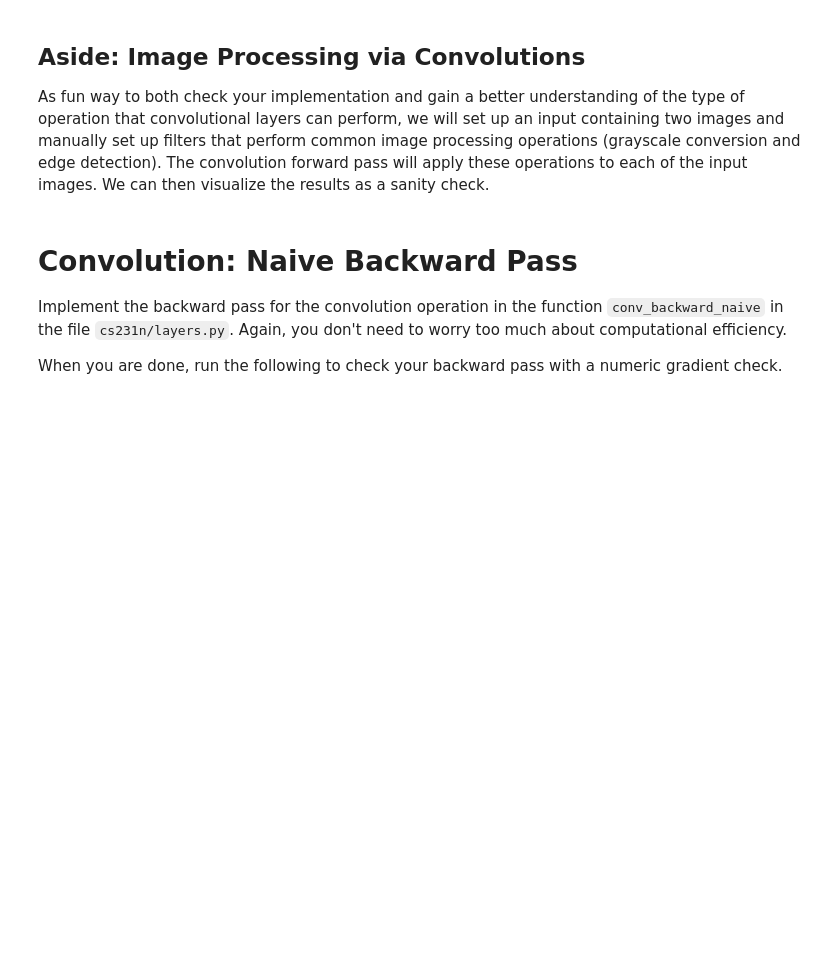
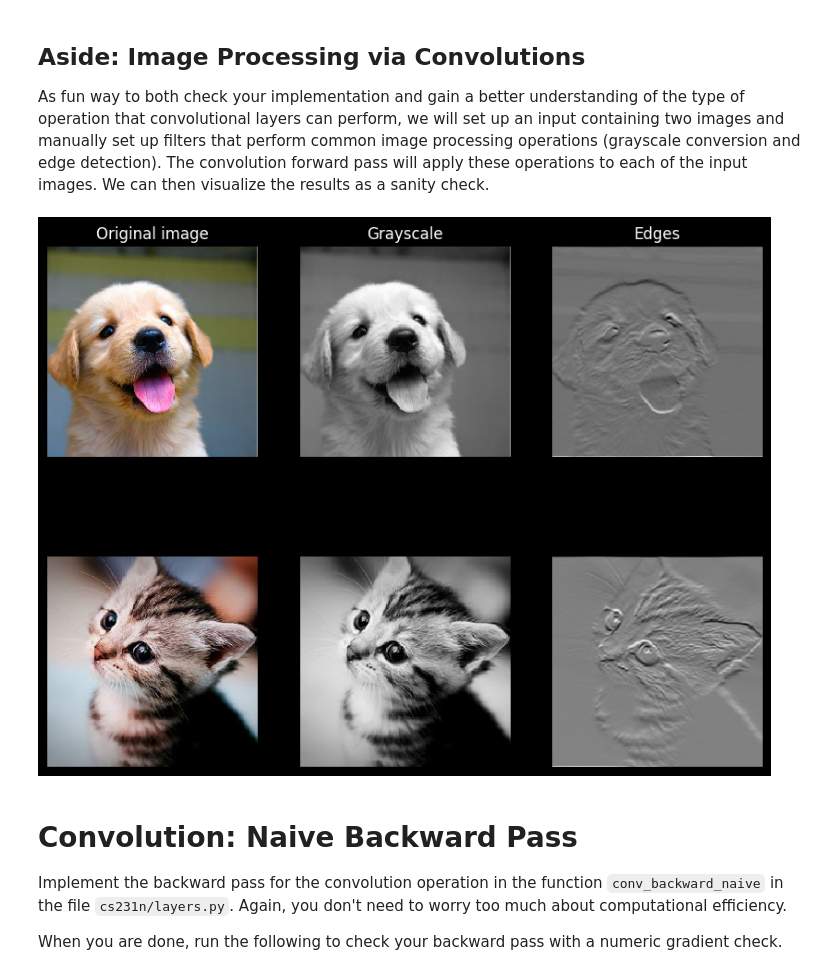
Before and after one commit to LiAuTraver/cs231n, a Jupyter notebook: assignment2/ConvolutionalNetworks.ipynb, the cells around one changed output. Drawn from its saved outputs; the diff is of its cells as text; code cells hidden in the pictures; blank space fills up the shorter version.

```diff
--- a/assignment2/ConvolutionalNetworks.ipynb
+++ b/assignment2/ConvolutionalNetworks.ipynb
@@ -101,17 +113,21 @@ kitten = imread('cs231n/notebook_images/kitten.jpg')
 puppy = imread('cs231n/notebook_images/puppy.jpg')
 # kitten is wide, and puppy is already square
 d = kitten.shape[1] - kitten.shape[0]
-kitten_cropped = kitten[:, d//2:-d//2, :]
+kitten_cropped = kitten[:, d // 2:-d // 2, :]
+img_size = 200   # Make this smaller if it runs too slow
+resized_puppy: np.ndarray = np.array(
+  Image.fromarray(puppy).resize((img_size, img_size)))
+resized_kitten: np.ndarray = np.array(
+  Image.fromarray(kitten_cropped).resize((img_size, img_size)))
 
-img_size = 200   # Make this smaller if it runs too slow
-resized_puppy = np.array(Image.fromarray(puppy).resize((img_size, img_size)))
-resized_kitten = np.array(Image.fromarray(kitten_cropped).resize((img_size, img_size)))
-x = np.zeros((2, 3, img_size, img_size))
+x: np.ndarray = np.zeros((2, 3, img_size, img_size))
+
+# sizeof cropped: 266,266,3 -> transposed to (3,266,266)
 x[0, :, :, :] = resized_puppy.transpose((2, 0, 1))
 x[1, :, :, :] = resized_kitten.transpose((2, 0, 1))
 
 # Set up a convolutional weights holding 2 filters, each 3x3
-w = np.zeros((2, 3, 3, 3))
+w: np.ndarray = np.zeros((2, 3, 3, 3))
 
 # The first filter converts the image to grayscale.
 # Set up the red, green, and blue channels of the filter.
@@ -122,40 +138,47 @@ w[0, 2, :, :] = [[0, 0, 0], [0, 0.1, 0], [0, 0, 0]]
 # Second filter detects horizontal edges in the blue channel.
 w[1, 2, :, :] = [[1, 2, 1], [0, 0, 0], [-1, -2, -1]]
 
 # Vector of biases. We don't need any bias for the grayscale
 # filter, but for the edge detection filter we want to add 128
 # to each output so that nothing is negative.
-b = np.array([0, 128])
+b: np.ndarray = np.array([0, 128])
 
 # Compute the result of convolving each input in x with each filter in w,
 # offsetting by b, and storing the results in out.
+out: np.ndarray
+_: tuple
+
 out, _ = conv_forward_naive(x, w, b, {'stride': 1, 'pad': 1})
 
+
 def imshow_no_ax(img, normalize=True):
-    """ Tiny helper to show images as uint8 and remove axis labels """
-    if normalize:
-        img_max, img_min = np.max(img), np.min(img)
-        img = 255.0 * (img - img_min) / (img_max - img_min)
-    plt.imshow(img.astype('uint8'))
-    plt.gca().axis('off')
+  """ Tiny helper to show images as uint8 and remove axis labels """
+  if normalize:
+    img_max, img_min = np.max(img), np.min(img)
+    img = 255.0 * (img - img_min) / (img_max - img_min)
+  plt.imshow(img.astype('uint8'))
+  plt.gca().axis('off')
+
 
 # Show the original images and the results of the conv operation
 plt.subplot(2, 3, 1)
 imshow_no_ax(puppy, normalize=False)
 plt.title('Original image')
 plt.subplot(2, 3, 2)
 imshow_no_ax(out[0, 0])
 plt.title('Grayscale')
 plt.subplot(2, 3, 3)
 imshow_no_ax(out[0, 1])
 plt.title('Edges')
 plt.subplot(2, 3, 4)
 imshow_no_ax(kitten_cropped, normalize=False)
 plt.subplot(2, 3, 5)
 imshow_no_ax(out[1, 0])
 plt.subplot(2, 3, 6)
 imshow_no_ax(out[1, 1])
 plt.show()
+# %% [output]
+[figure, added]
 # %% [markdown]
 # Convolution: Naive Backward Pass
 Implement the backward pass for the convolution operation in the function `conv_backward_naive` in the file `cs231n/layers.py`. Again, you don't need to worry too much about computational efficiency.
```
Also changed, not shown: parts of 3 cells of this notebook, 4 other files.
